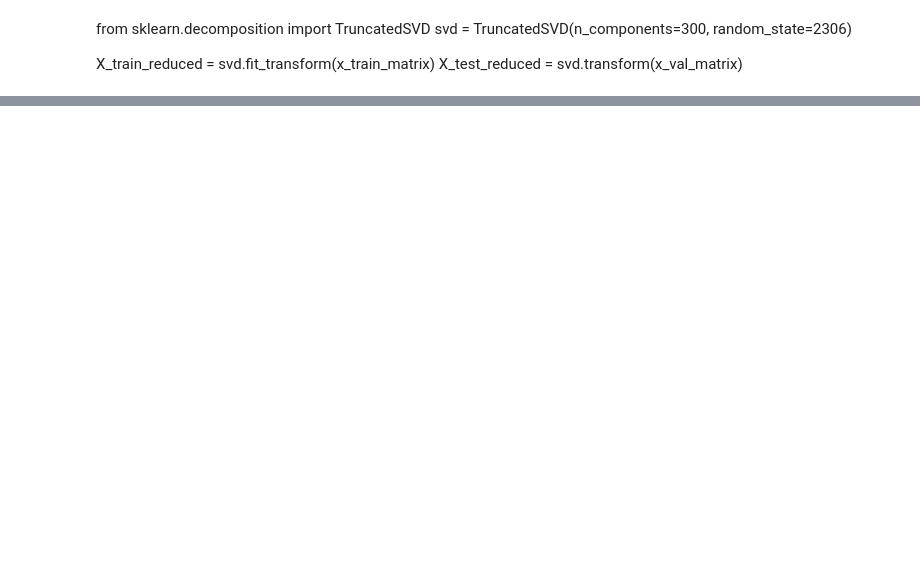
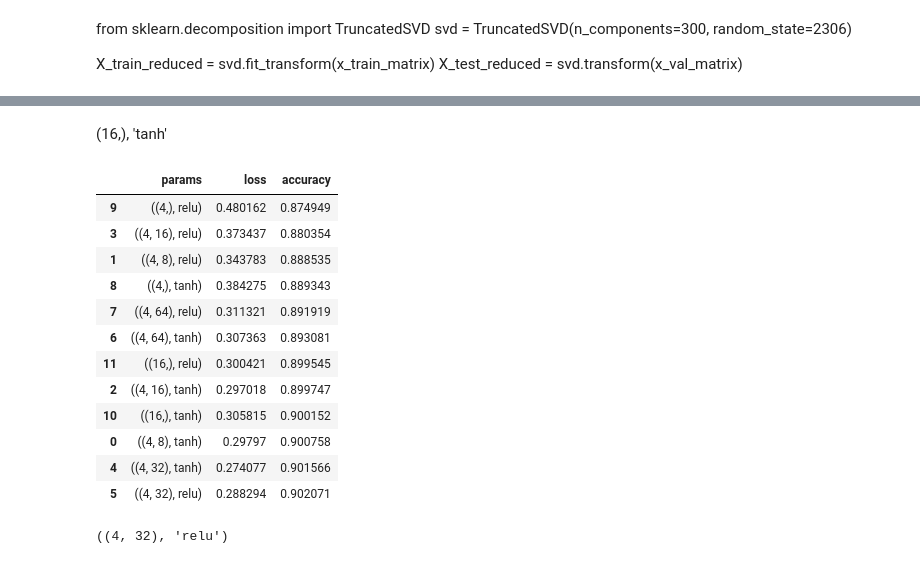
Before and after one commit to pirrabu-iitm/mlp_01_26, a Jupyter notebook: main.ipynb, the cells around one changed output, grey strips where cells are left out. Saved outputs shown, nothing was run; the diff lists cells and outputs as text; code cells hidden in the pictures; blank space fills up the shorter version.

```diff
--- a/main.ipynb
+++ b/main.ipynb
@@ -111,7 +177,7 @@ categorical_pipeline = [("imputer", SimpleImputer(strategy="most_frequent")),
     ("encoder", OneHotEncoder(handle_unknown="ignore", sparse_output=True))]
 
 
-numerical_cols = ["emoticon_1", "emoticon_2", "emoticon_3","upvote", "downvote", "if_1", "if_2"]
+numerical_cols = ["upvote", "downvote", "if_1", "if_2"] #"emoticon_1", "emoticon_2", "emoticon_3",
 numerical_pipeline = [("imputer", SimpleImputer(strategy="mean")),
     ("scaler", StandardScaler())]
 
@@ -135,10 +201,3 @@ svd = TruncatedSVD(n_components=300, random_state=2306)
 
 X_train_reduced = svd.fit_transform(x_train_matrix)
 X_test_reduced = svd.transform(x_val_matrix)
-# %%
-from sklearn.ensemble import RandomForestClassifier
-clf = RandomForestClassifier(n_estimators=2)
-clf.fit(x_train_matrix, y_train)
-y_pred = clf.predict(x_val_matrix)
-confusion_matrix(y_val, y_pred)
-accuracy_score(y_val, y_pred)
@@ -148,2 +203,0 @@ clf2 = MLPClassifier((300, 16, 32), verbose=True, max_iter=2,random_state=42, wa
-# %%
-clf2.fit(X_train_reduced, y_train)
@@ -153,0 +234,11 @@ confusion_matrix(y_val, y_pred2)
+# %%
+results = {}
+params = {'hidden_layer_sizes': ((4,8),(4,16),(4,32),(4,64),(4,),(16,)), 'activation':['tanh','relu']}
+for i, (hls,act) in enumerate(itertools.product(params['hidden_layer_sizes'], params['activation'])):
+    print(hls, act)
+
+    mlp = MLPClassifier(hls, activation=act, random_state=42,max_iter=2, verbose=True)
+
+    mlp.fit(x_train_matrix, y_train)
+    results[i] = {'params':(hls, act), 'loss': mlp.loss_, 'accuracy': accuracy_score(mlp.predict(x_val_matrix), y_val)}
+    print(results[i])
@@ -153,0 +294,18 @@ confusion_matrix(y_val, y_pred2)
+# %% [markdown]
+(16,), 'tanh'
+# %%
+pd.DataFrame(results).transpose().sort_values('accuracy')
+# %% [output]
+|  | params | loss | accuracy |
+| 9 | ((4,), relu) | 0.480162 | 0.874949 |
+| 3 | ((4, 16), relu) | 0.373437 | 0.880354 |
+| 1 | ((4, 8), relu) | 0.343783 | 0.888535 |
+| 8 | ((4,), tanh) | 0.384275 | 0.889343 |
+| 7 | ((4, 64), relu) | 0.311321 | 0.891919 |
+| 6 | ((4, 64), tanh) | 0.307363 | 0.893081 |
+| 11 | ((16,), relu) | 0.300421 | 0.899545 |
+| 2 | ((4, 16), tanh) | 0.297018 | 0.899747 |
+| 10 | ((16,), tanh) | 0.305815 | 0.900152 |
+| 0 | ((4, 8), tanh) | 0.29797 | 0.900758 |
+| 4 | ((4, 32), tanh) | 0.274077 | 0.901566 |
+| 5 | ((4, 32), relu) | 0.288294 | 0.902071 |
@@ -153,0 +314,4 @@ confusion_matrix(y_val, y_pred2)
+# %%
+hls, act
+# %% [output]
+((4, 32), 'relu')
```
Also changed, not shown: parts of 33 cells of this notebook, 4 other files.
